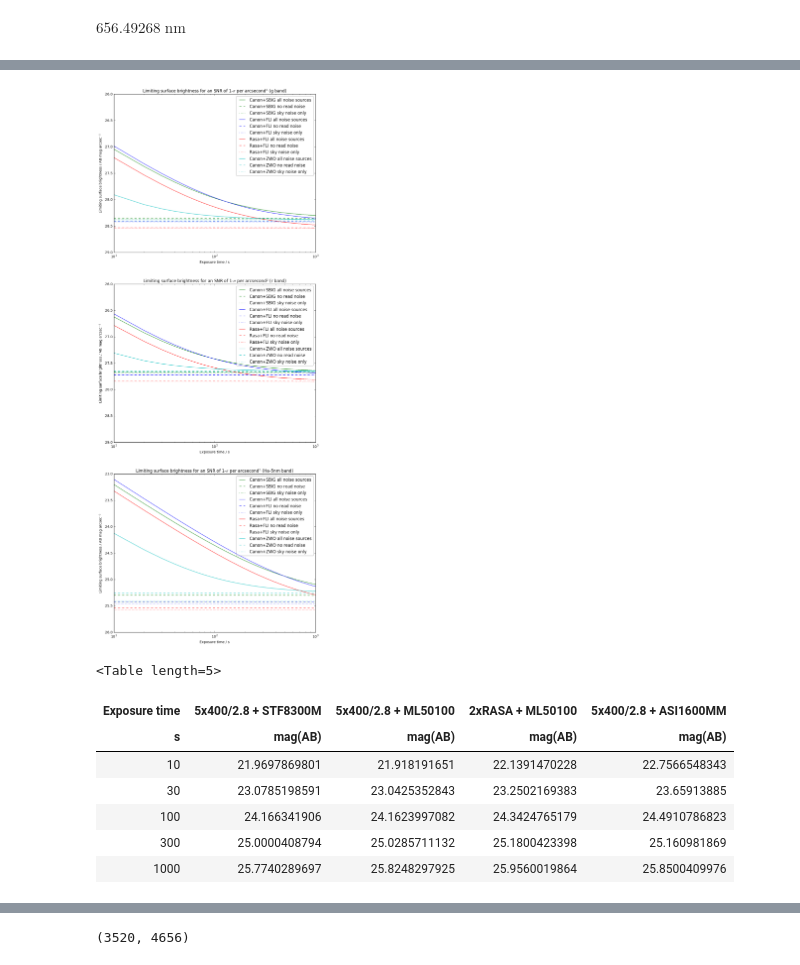
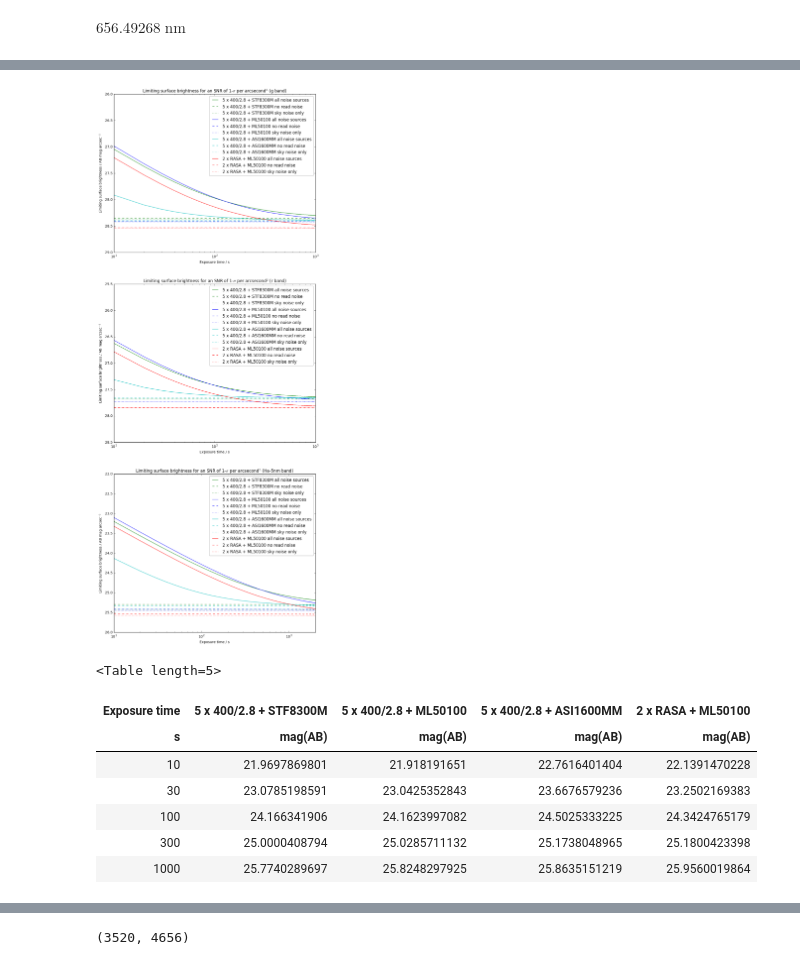
Before and after one commit to AnthonyHorton/signal-to-noise, a Jupyter notebook: Huntsman SNR.ipynb, the cells around one changed output, grey strips where cells are left out. Saved outputs shown, nothing was run; the diff lists cells and outputs as text; code cells hidden in the pictures.

```diff
--- a/Huntsman SNR.ipynb
+++ b/Huntsman SNR.ipynb
@@ -289,10 +289,10 @@ canon_sbig_Ha5.pivot_wave
 # %% [output]
 $656.49268 \; \mathrm{nm}$
 # %%
-def calculate_limits(imager, snr_calc, snr_value, number=1, value=True):
+def calculate_limits(imager, snr_calc, snr_value, number=1, value=True, no_extension=True):
     if not isinstance(imager, snr.Imager):
         raise ValueError("imager must be an instance of the Imager class")
-    exptime = np.arange(10,1001,10) * u.second
+    exptime = np.arange(10,1001 if no_extension else 2001 ,10) * u.second
     limit_all= u.Quantity([imager.SB_limit(t if value else 28*u.hour, snr_target=snr_value, sub_exp_time=t, snr_calculation=snr_calc, N=number) for t in exptime])
     limit_noread= u.Quantity([imager.SB_limit(t if value else 28*u.hour, snr_target=snr_value, sub_exp_time=t, snr_calculation=snr_calc, N=number, enable_read_noise=False) for t in exptime])
     limit_skyonly= u.Quantity([imager.SB_limit(t if value else 28*u.hour, snr_target=snr_value, sub_exp_time=t, snr_calculation=snr_calc, N=number, enable_read_noise=False, enable_dark_noise=False) \
@@ -328,16 +332,16 @@ ts, pr3, prr3, pri3 = calculate_limits(canon_zwo_r, 'per arcseconds squared', 1.
 # %%
 ts, qg, qgr, qgi = calculate_limits(canon_sbig_g, 'per arcseconds squared', 1.0, 5, False)
 ts, qr, qrr, qri = calculate_limits(canon_sbig_r, 'per arcseconds squared', 1.0, 5, False)
-ts, qh, qhr, qhi = calculate_limits(canon_sbig_Ha5, 'per arcseconds squared', 1.0, 5, False)
+tsh, qh, qhr, qhi = calculate_limits(canon_sbig_Ha5, 'per arcseconds squared', 1.0, 5, False, False)
 ts, qg1, qgr1, qgi1 = calculate_limits(canon_fli_g,'per arcseconds squared', 1.0, 5, False)
 ts, qr1, qrr1, qri1 = calculate_limits(canon_fli_r,'per arcseconds squared', 1.0, 5, False)
-ts, qh1, qhr1, qhi1 = calculate_limits(canon_fli_Ha5,'per arcseconds squared', 1.0, 5, False)
+tsh, qh1, qhr1, qhi1 = calculate_limits(canon_fli_Ha5,'per arcseconds squared', 1.0, 5, False, False)
 ts, qg2, qgr2, qgi2 = calculate_limits(rasa_fli_g,'per arcseconds squared', 1.0, 2, False)
 ts, qr2, qrr2, qri2 = calculate_limits(rasa_fli_r,'per arcseconds squared', 1.0, 2, False)
-ts, qh2, qhr2, qhi2 = calculate_limits(rasa_fli_Ha5,'per arcseconds squared', 1.0, 2, False)
+tsh, qh2, qhr2, qhi2 = calculate_limits(rasa_fli_Ha5,'per arcseconds squared', 1.0, 2, False, False)
 ts, qg3, qgr3, qgi3 = calculate_limits(canon_zwo_g, 'per arcseconds squared', 1.0, 5, False)
 ts, qr3, qrr3, qri3 = calculate_limits(canon_zwo_r, 'per arcseconds squared', 1.0, 5, False)
-ts, qh3, qhr3, qhi3 = calculate_limits(canon_zwo_Ha5, 'per arcseconds squared', 1.0, 5, False)
+tsh, qh3, qhr3, qhi3 = calculate_limits(canon_zwo_Ha5, 'per arcseconds squared', 1.0, 5, False, False)
 # %% [output]
 Rounding up total exposure time to next integer multiple of sub-exposure time: 100870.0 s
 Rounding up total exposure time to next integer multiple of sub-exposure time: 100880.0 s
@@ -442,60 +456,62 @@ plt.savefig('sensitivityplot2.png')
 # %%
-sensitivity_plot(ts, qg, qgr, qgi, 1, 'g', 'Canon+SBIG', 3)
-sensitivity_plot(ts, qr, qrr, qri, 2, 'g', 'Canon+SBIG', 3)
-sensitivity_plot(ts, qh, qhr, qhi, 3, 'g', 'Canon+SBIG', 3)
-sensitivity_plot(ts, qg1, qgr1, qgi1, 1, 'b', 'Canon+FLI', 3)
-sensitivity_plot(ts, qr1, qrr1, qri1, 2, 'b', 'Canon+FLI', 3)
-sensitivity_plot(ts, qh1, qhr1, qhi1, 3, 'b', 'Canon+FLI', 3)
-sensitivity_plot(ts, qg2, qgr2, qgi2, 1, 'r', 'Rasa+FLI', 3)
-sensitivity_plot(ts, qr2, qrr2, qri2, 2, 'r', 'Rasa+FLI', 3)
-sensitivity_plot(ts, qh2, qhr2, qhi2, 3, 'r', 'Rasa+FLI', 3)
-sensitivity_plot(ts, qg3, qgr3, qgi3, 1, 'c', 'Canon+ZWO', 3)
-sensitivity_plot(ts, qr3, qrr3, qri3, 2, 'c', 'Canon+ZWO', 3)
-sensitivity_plot(ts, qh3, qhr3, qhi3, 3, 'c', 'Canon+ZWO', 3)
+sensitivity_plot(ts, qg, qgr, qgi, 1, 'g', '5 x 400/2.8 + STF8300M', 3)
+sensitivity_plot(ts, qr, qrr, qri, 2, 'g', '5 x 400/2.8 + STF8300M', 3)
+sensitivity_plot(tsh, qh, qhr, qhi, 3, 'g', '5 x 400/2.8 + STF8300M', 3)
+sensitivity_plot(ts, qg1, qgr1, qgi1, 1, 'b', '5 x 400/2.8 + ML50100', 3)
+sensitivity_plot(ts, qr1, qrr1, qri1, 2, 'b', '5 x 400/2.8 + ML50100', 3)
+sensitivity_plot(tsh, qh1, qhr1, qhi1, 3, 'b', '5 x 400/2.8 + ML50100', 3)
+sensitivity_plot(ts, qg3, qgr3, qgi3, 1, 'c', '5 x 400/2.8 + ASI1600MM', 3)
+sensitivity_plot(ts, qr3, qrr3, qri3, 2, 'c', '5 x 400/2.8 + ASI1600MM', 3)
+sensitivity_plot(tsh, qh3, qhr3, qhi3, 3, 'c', '5 x 400/2.8 + ASI1600MM', 3)
+sensitivity_plot(ts, qg2, qgr2, qgi2, 1, 'r', '2 x RASA + ML50100', 3)
+sensitivity_plot(ts, qr2, qrr2, qri2, 2, 'r', '2 x RASA + ML50100', 3)
+sensitivity_plot(tsh, qh2, qhr2, qhi2, 3, 'r', '2 x RASA + ML50100', 3)
 plt.subplot(3,1,1)
 plt.ylim(29,26)
 plt.xlabel('Exposure time / s')
 plt.ylabel('Limiting surface brightness / AB mag arcsec$^{-2}$')
 plt.title('Limiting surface brightness for an SNR of 1-$\sigma$ per arcsecond$^2$ (g band)')
 plt.legend(loc='best', fancybox=True, framealpha=0.3)
 plt.subplot(3,1,2)
-plt.ylim(29,26)
+plt.ylim(28.5,25.5)
 plt.xlabel('Exposure time / s')
 plt.ylabel('Limiting surface brightness / AB mag arcsec$^{-2}$')
 plt.title('Limiting surface brightness for an SNR of 1-$\sigma$ per arcsecond$^2$ (r band)')
 plt.legend(loc='best', fancybox=True, framealpha=0.3)
 plt.subplot(3,1,3)
-plt.ylim(26,23)
+plt.xlim(10, 2000)
+plt.ylim(26,22)
 plt.xlabel('Exposure time / s')
 plt.ylabel('Limiting surface brightness / AB mag arcsec$^{-2}$')
 plt.title('Limiting surface brightness for an SNR of 1-$\sigma$ per arcsecond$^2$ (Ha-5nm band)')
 plt.legend(loc='best', fancybox=True, framealpha=0.3)
 plt.gcf().set_size_inches(10.5,28)
-plt.savefig('sensitivityplot.png')
+plt.savefig('sensitivityplot3.png')
 # %% [output]
-[figure, old version]
+[figure, new version]
 # %%
+#generating a table showing limiting magnitudes of different imagers for different single exposure times for the g band
 exp_time=[10, 30, 100, 300, 1000]
 canon_sbig_gband=[pg[0].value , pg[2].value, pg[9].value, pg[29].value, pg[-1].value]
 canon_fli_gband=[pg1[0].value, pg1[2].value, pg1[9].value, pg1[29].value, pg1[-1].value]
 rasa_fli_gband=[pg2[0].value, pg2[2].value, pg2[9].value, pg2[29].value, pg2[-1].value]
 canon_zwo_gband=[pg3[0].value, pg3[2].value, pg3[9].value, pg3[29].value, pg3[-1].value]
-comparison_table_g = Table([exp_time, canon_sbig_gband, canon_fli_gband, rasa_fli_gband, canon_zwo_gband], names=('Exposure time', '5x400/2.8 + STF8300M', '5x400/2.8 + ML50100',\
-                                                                                '2xRASA + ML50100', '5x400/2.8 + ASI1600MM'))
+comparison_table_g = Table([exp_time, canon_sbig_gband, canon_fli_gband, canon_zwo_gband, rasa_fli_gband], names=('Exposure time', '5 x 400/2.8 + STF8300M', '5 x 400/2.8 + ML50100',\
+                                                                                '5 x 400/2.8 + ASI1600MM', '2 x RASA + ML50100'))
 comparison_table_g['Exposure time'].unit=u.second
-comparison_table_g['5x400/2.8 + STF8300M'].unit=u.ABmag
-comparison_table_g['5x400/2.8 + ML50100'].unit=u.ABmag
-comparison_table_g['5x400/2.8 + ASI1600MM'].unit=u.ABmag
-comparison_table_g['2xRASA + ML50100'].unit=u.ABmag
+comparison_table_g['5 x 400/2.8 + STF8300M'].unit=u.ABmag
+comparison_table_g['5 x 400/2.8 + ML50100'].unit=u.ABmag
+comparison_table_g['5 x 400/2.8 + ASI1600MM'].unit=u.ABmag
+comparison_table_g['2 x RASA + ML50100'].unit=u.ABmag
 comparison_table_g.write('resources/comparison_table_gband.csv')
 comparison_table_g.show_in_notebook(show_row_index=False)
 # %% [output]
 <Table length=5>
-| Exposure time | 5x400/2.8 + STF8300M | 5x400/2.8 + ML50100 | 2xRASA + ML50100 | 5x400/2.8 + ASI1600MM |
+| Exposure time | 5 x 400/2.8 + STF8300M | 5 x 400/2.8 + ML50100 | 5 x 400/2.8 + ASI1600MM | 2 x RASA + ML50100 |
 | s | mag(AB) | mag(AB) | mag(AB) | mag(AB) |
-| 10 | 21.9697869801 | 21.918191651 | 22.1391470228 | 22.7566548343 |
-| 30 | 23.0785198591 | 23.0425352843 | 23.2502169383 | 23.65913885 |
-| 100 | 24.166341906 | 24.1623997082 | 24.3424765179 | 24.4910786823 |
-| 300 | 25.0000408794 | 25.0285711132 | 25.1800423398 | 25.160981869 |
-| 1000 | 25.7740289697 | 25.8248297925 | 25.9560019864 | 25.8500409976 |
+| 10 | 21.9697869801 | 21.918191651 | 22.7616401404 | 22.1391470228 |
+| 30 | 23.0785198591 | 23.0425352843 | 23.6676579236 | 23.2502169383 |
+| 100 | 24.166341906 | 24.1623997082 | 24.5025333225 | 24.3424765179 |
+| 300 | 25.0000408794 | 25.0285711132 | 25.1738048965 | 25.1800423398 |
+| 1000 | 25.7740289697 | 25.8248297925 | 25.8635151219 | 25.9560019864 |
 # %%
```
Also changed, not shown: parts of 8 cells of this notebook, 7 other files.
